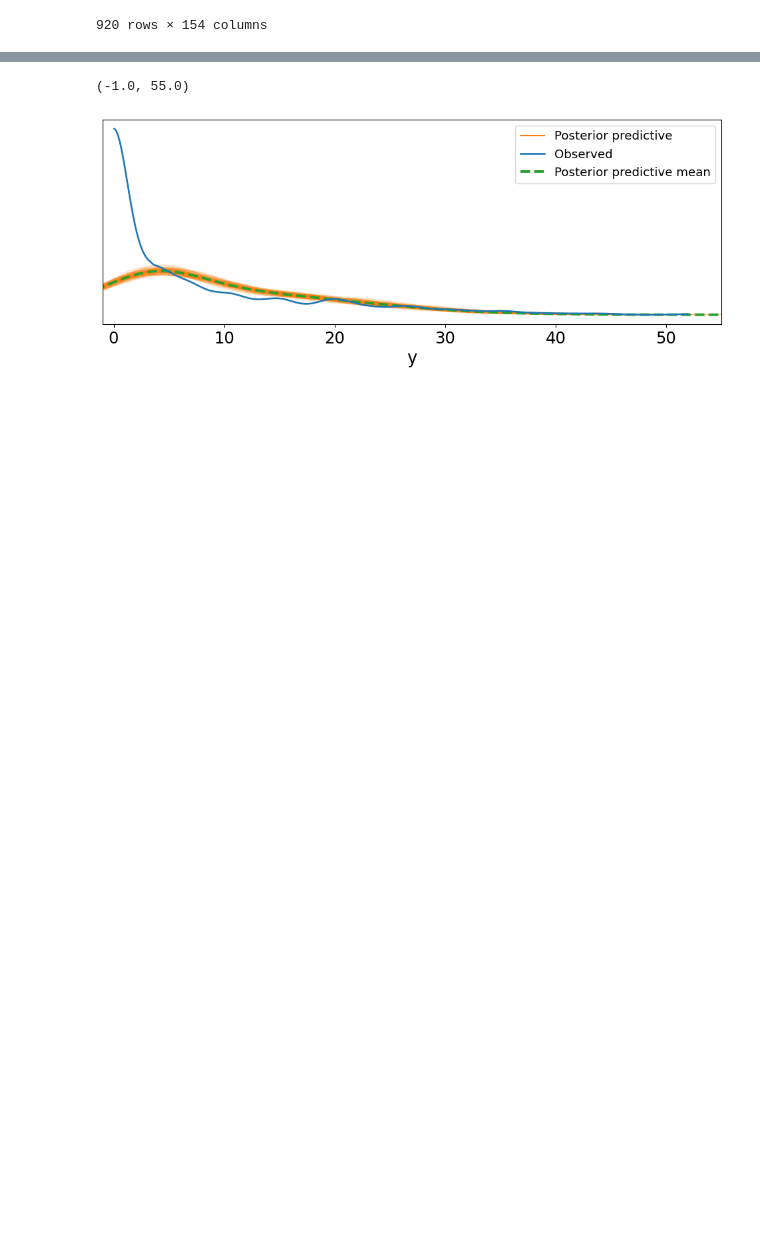
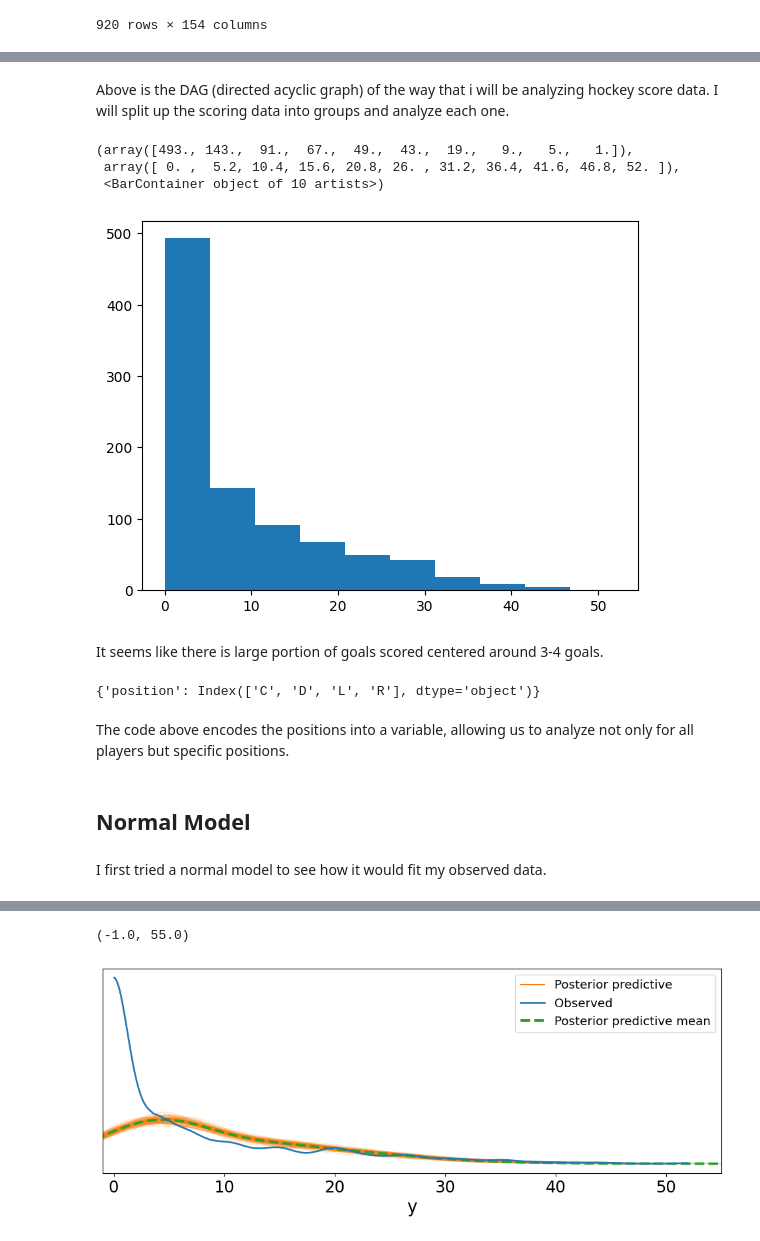
Before and after one commit to amanmeka/DataScience, a Jupyter notebook: Unit4/AmanMekaU4proj.ipynb, the cells around one changed output, grey strips where cells are left out. Saved outputs shown, nothing was run; the diff lists cells and outputs as text; code cells hidden in the pictures; blank space fills up the shorter version.

```diff
--- a/Unit4/AmanMekaU4proj.ipynb
+++ b/Unit4/AmanMekaU4proj.ipynb
@@ -202 +67,29 @@ data.I_F_goals.std
+# %% [markdown]
+Above is the DAG (directed acyclic graph) of the way that i will be analyzing hockey score data. I will split up the scoring data into groups and analyze each one.
+# %%
+plt.hist(data.I_F_goals)
+# %% [output]
+(array([493., 143.,  91.,  67.,  49.,  43.,  19.,   9.,   5.,   1.]),
+ array([ 0. ,  5.2, 10.4, 15.6, 20.8, 26. , 31.2, 36.4, 41.6, 46.8, 52. ]),
+ <BarContainer object of 10 artists>)
+[figure, added]
+# %% [markdown]
+It seems like there is large portion of goals scored centered around 3-4 goals.
+# %%
+pos_encode = pd.Categorical(data['position'])
+pos_encode
+
+pos_idx = pos_encode.codes
+pos_idx
+
+pos_coords = {"position": pos_encode.categories}
+pos_coords
+# %% [output]
+{'position': Index(['C', 'D', 'L', 'R'], dtype='object')}
+# %% [markdown]
+The code above encodes the positions into a variable, allowing us to analyze not only for all players but specific positions.
+# %% [markdown]
+## Normal Model
+# %% [markdown]
+I first tried a normal model to see how it would fit my observed data.
 # %%
```
Also changed, not shown: parts of 74 cells of this notebook.
